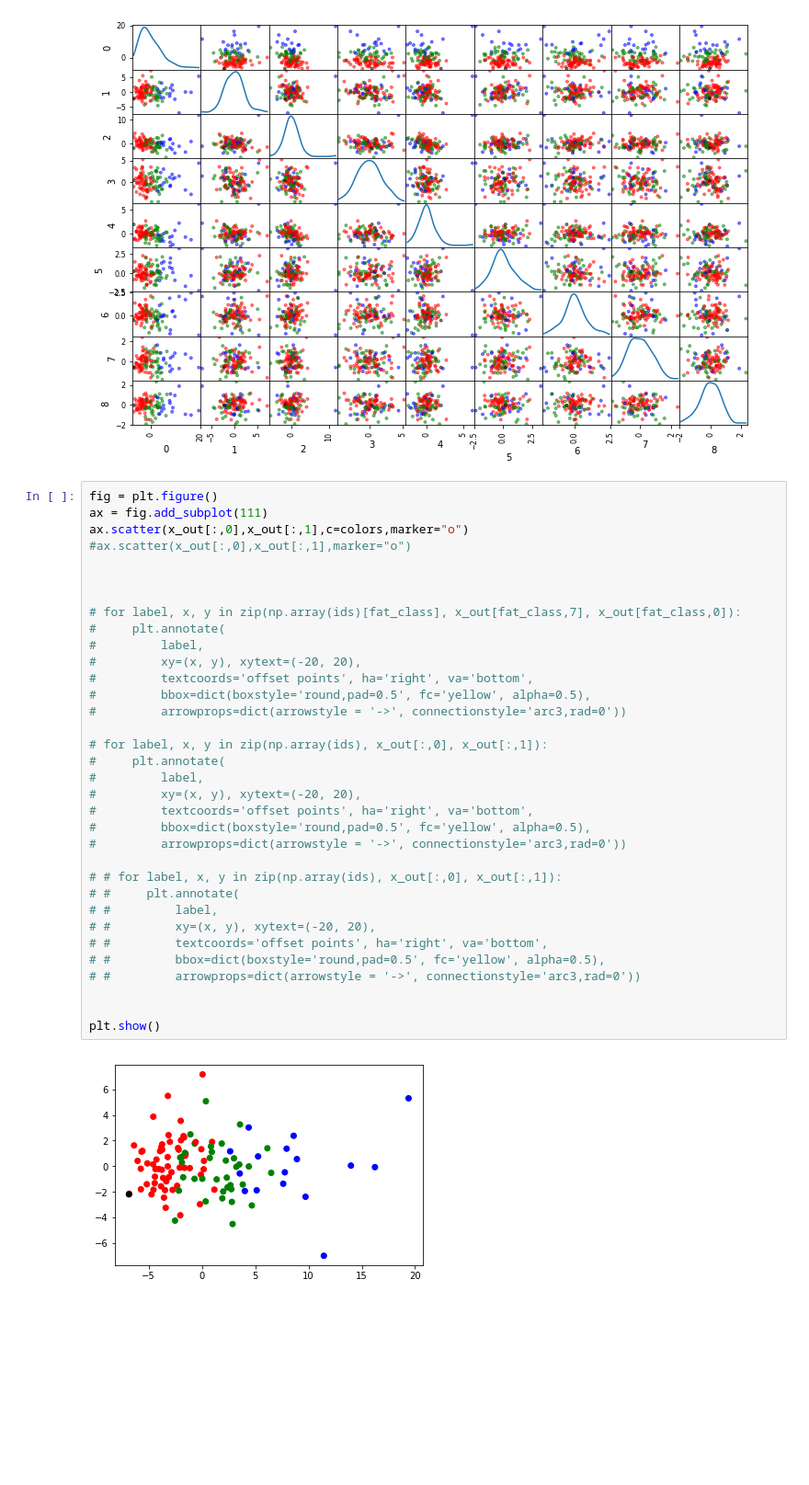
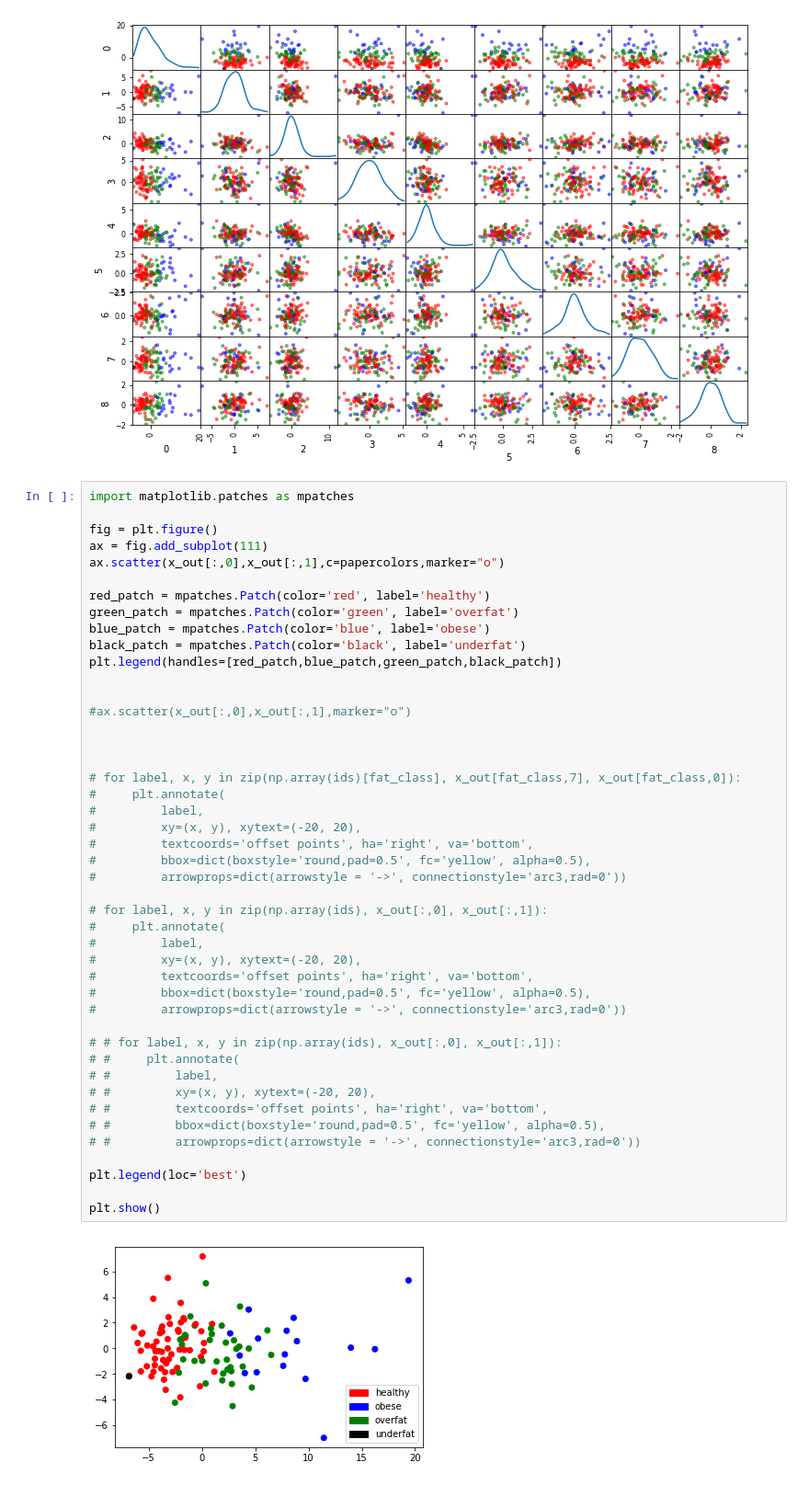
Before and after one commit to pablo1n7/pymesh-torsos-landmarks, a Jupyter notebook: pca_torsos-3.ipynb, the cells around one changed output. Shown at 92% size. Saved outputs shown, nothing was run; the diff lists cells and outputs as text; blank space fills up the shorter version.

```diff
--- a/pca_torsos-3.ipynb
+++ b/pca_torsos-3.ipynb
@@ -196,38 +196,49 @@ plt.show()
 # %% [output]
 [figure]
 # %%
+import matplotlib.patches as mpatches
+
 fig = plt.figure()
 ax = fig.add_subplot(111)
-ax.scatter(x_out[:,0],x_out[:,1],c=colors,marker="o")
+ax.scatter(x_out[:,0],x_out[:,1],c=papercolors,marker="o")
+
+red_patch = mpatches.Patch(color='red', label='healthy')
+green_patch = mpatches.Patch(color='green', label='overfat')
+blue_patch = mpatches.Patch(color='blue', label='obese')
+black_patch = mpatches.Patch(color='black', label='underfat')
+plt.legend(handles=[red_patch,blue_patch,green_patch,black_patch])
+
+
 #ax.scatter(x_out[:,0],x_out[:,1],marker="o")
 
 
 
 # for label, x, y in zip(np.array(ids)[fat_class], x_out[fat_class,7], x_out[fat_class,0]):
 #     plt.annotate(
 #         label,
 #         xy=(x, y), xytext=(-20, 20),
 #         textcoords='offset points', ha='right', va='bottom',
 #         bbox=dict(boxstyle='round,pad=0.5', fc='yellow', alpha=0.5),
 #         arrowprops=dict(arrowstyle = '->', connectionstyle='arc3,rad=0'))
 
 # for label, x, y in zip(np.array(ids), x_out[:,0], x_out[:,1]):
 #     plt.annotate(
 #         label,
 #         xy=(x, y), xytext=(-20, 20),
 #         textcoords='offset points', ha='right', va='bottom',
 #         bbox=dict(boxstyle='round,pad=0.5', fc='yellow', alpha=0.5),
 #         arrowprops=dict(arrowstyle = '->', connectionstyle='arc3,rad=0'))
 
 # # for label, x, y in zip(np.array(ids), x_out[:,0], x_out[:,1]):
 # #     plt.annotate(
 # #         label,
 # #         xy=(x, y), xytext=(-20, 20),
 # #         textcoords='offset points', ha='right', va='bottom',
 # #         bbox=dict(boxstyle='round,pad=0.5', fc='yellow', alpha=0.5),
 # #         arrowprops=dict(arrowstyle = '->', connectionstyle='arc3,rad=0'))
 
+plt.legend(loc='best')
 
 plt.show()
 # %% [output]
-[figure, old version]
+[figure, new version]
```
Also changed, not shown: parts of 15 cells of this notebook, 1 other file.
